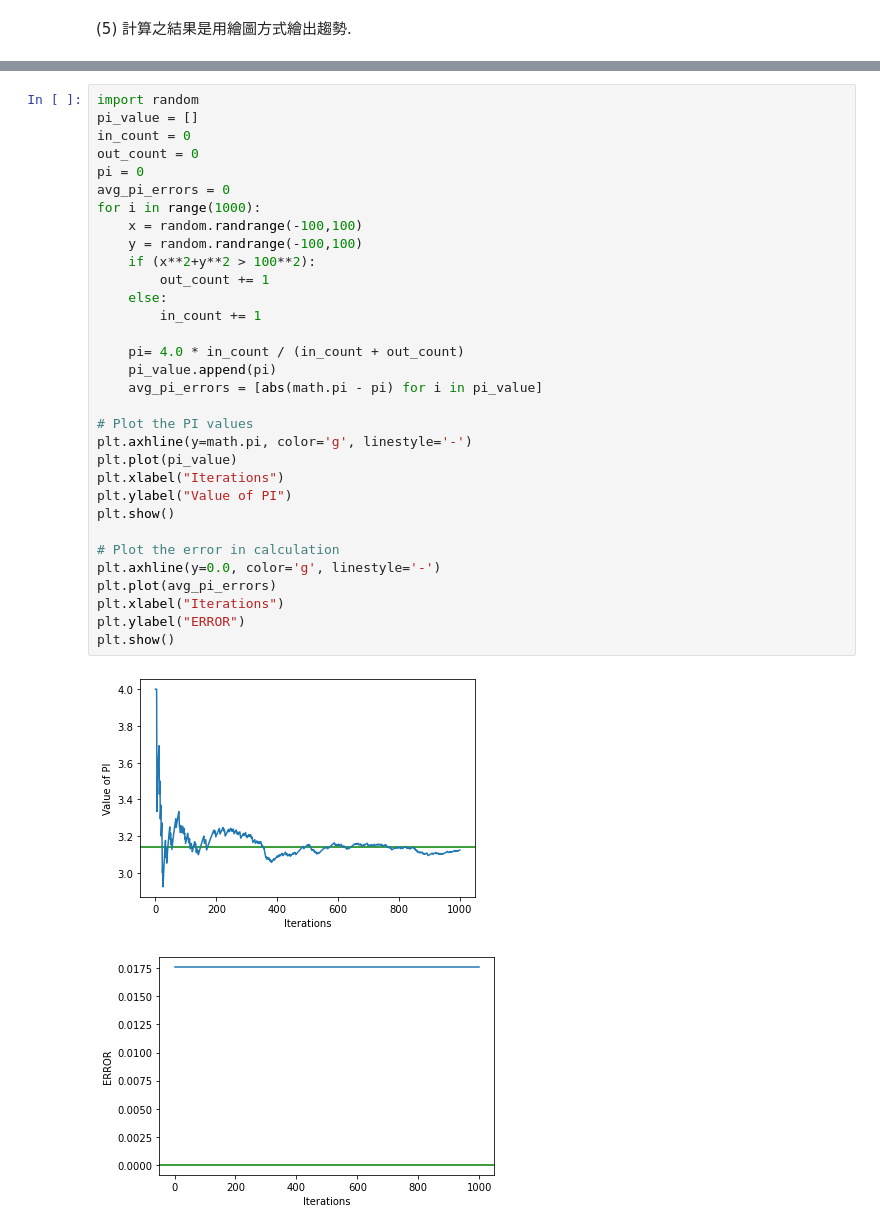
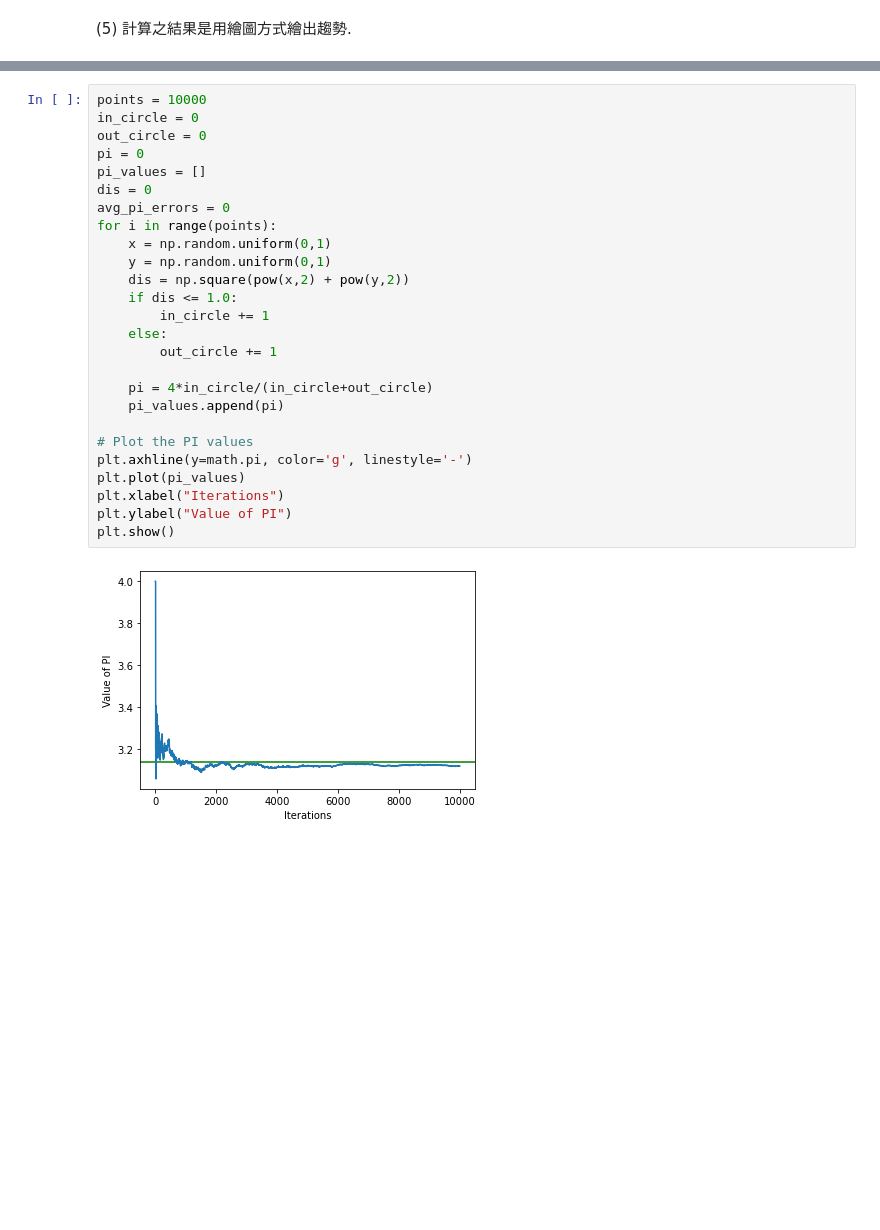
Before and after one commit to ychsu1004/homework, a Jupyter notebook: 大數據分析與應用/Week 3 home work.ipynb, the cells around one changed output, grey strips where cells are left out. Saved outputs shown, nothing was run; the diff lists cells and outputs as text; blank space fills up the shorter version.

```diff
--- a/大數據分析與應用/Week 3 home work.ipynb
+++ b/大數據分析與應用/Week 3 home work.ipynb
@@ -110,35 +110,28 @@ plt.show()
-# %%
-import random
-pi_value = []
-in_count = 0
-out_count = 0
-pi = 0
-avg_pi_errors = 0
-for i in range(1000):
-    x = random.randrange(-100,100)
-    y = random.randrange(-100,100)
-    if (x**2+y**2 > 100**2):
-        out_count += 1
-    else:
-        in_count += 1
-
-    pi= 4.0 * in_count / (in_count + out_count)
-    pi_value.append(pi)
-    avg_pi_errors = [abs(math.pi - pi) for i in pi_value]
-
-# Plot the PI values
-plt.axhline(y=math.pi, color='g', linestyle='-')
-plt.plot(pi_value)
-plt.xlabel("Iterations")
-plt.ylabel("Value of PI")
-plt.show()
-
-# Plot the error in calculation
-plt.axhline(y=0.0, color='g', linestyle='-')
-plt.plot(avg_pi_errors)
-plt.xlabel("Iterations")
-plt.ylabel("ERROR")
-plt.show()
-# %% [output]
-[figure, removed]
-[figure, removed]
+# %%
+points = 10000
+in_circle = 0
+out_circle = 0
+pi = 0
+pi_values = []
+dis = 0
+avg_pi_errors = 0
+for i in range(points):
+    x = np.random.uniform(0,1)
+    y = np.random.uniform(0,1)
+    dis = np.square(pow(x,2) + pow(y,2))
+    if dis <= 1.0:
+        in_circle += 1
+    else:
+        out_circle += 1
+
+    pi = 4*in_circle/(in_circle+out_circle)
+    pi_values.append(pi)
+
+# Plot the PI values
+plt.axhline(y=math.pi, color='g', linestyle='-')
+plt.plot(pi_values)
+plt.xlabel("Iterations")
+plt.ylabel("Value of PI")
+plt.show()
+# %% [output]
+[figure, added]
```
Also changed, not shown: parts of 1 cell of this notebook, 1 other file.
